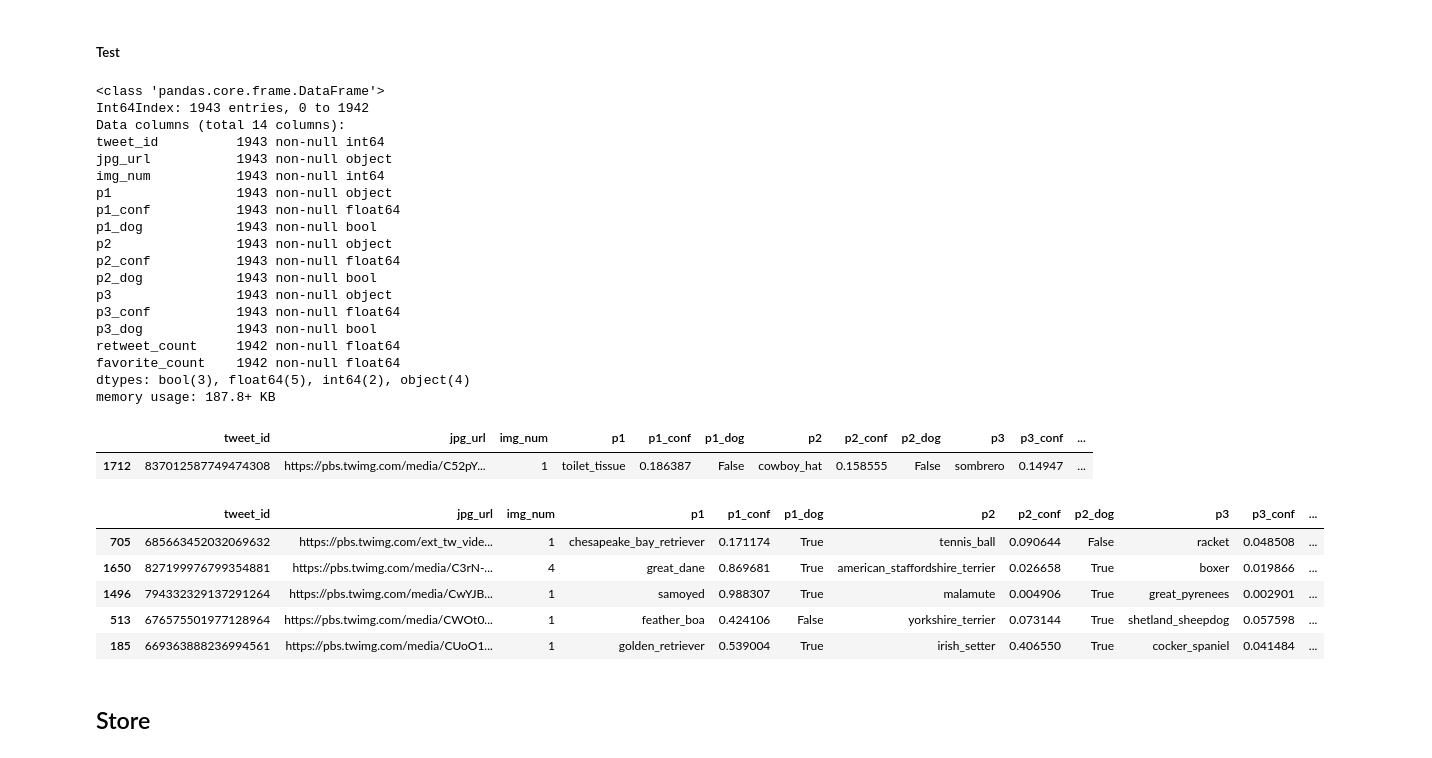
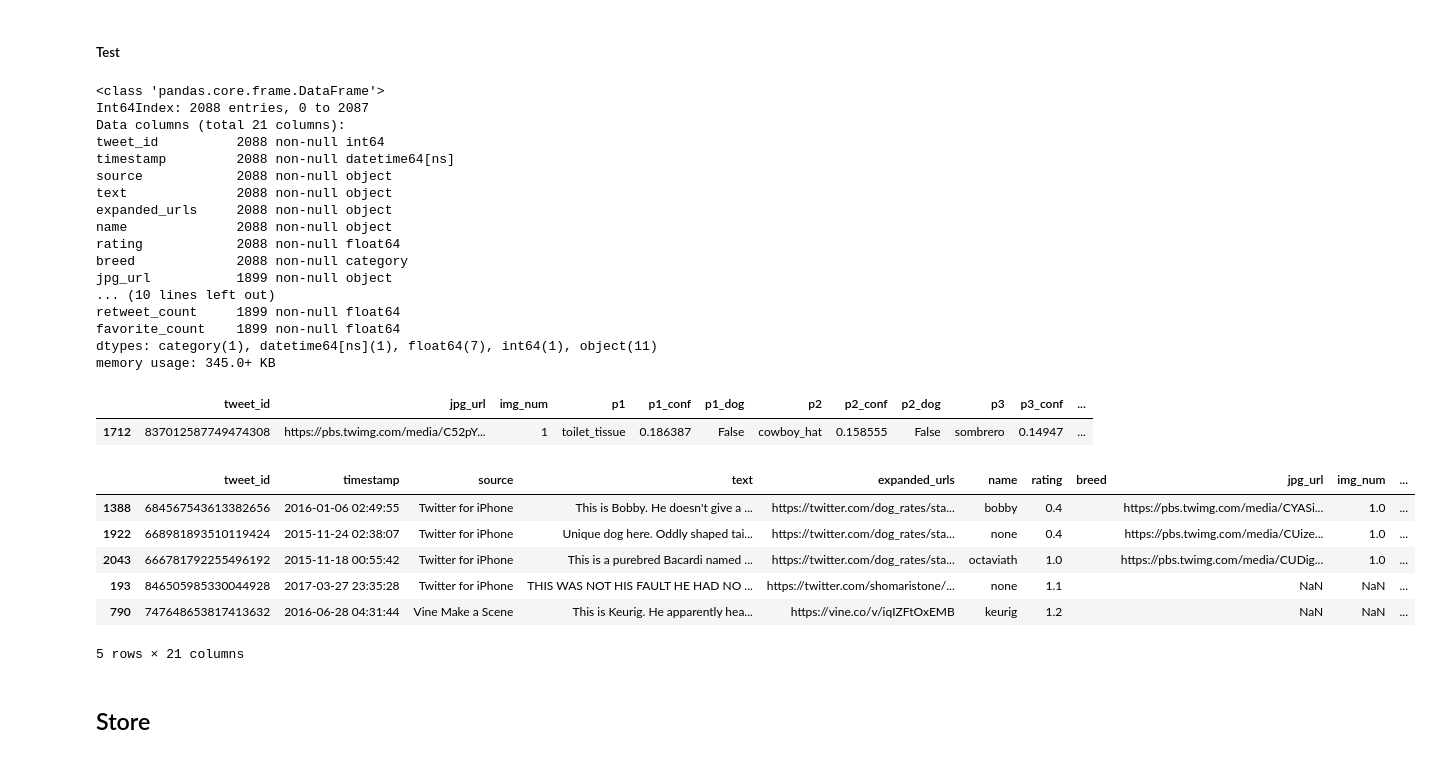
Before and after one commit to michellemao0224/Data-Wrangling, a Jupyter notebook: Project/wrangle_act.ipynb, the cells around one changed output. Cells and saved outputs as stored; diff of their text form; code cells hidden in the pictures.

Commit message:
analyse data v2

```diff
--- a/Project/wrangle_act.ipynb
+++ b/Project/wrangle_act.ipynb
@@ -445,41 +425,40 @@ tweet_clean = pd.merge(tweet_clean, image_clean,
 # %% [markdown]
 ##### Test
 # %%
-image_clean.info()
+tweet_clean.info()
 # %% [output]
 <class 'pandas.core.frame.DataFrame'>
-Int64Index: 1943 entries, 0 to 1942
-Data columns (total 14 columns):
-tweet_id          1943 non-null int64
-jpg_url           1943 non-null object
-img_num           1943 non-null int64
-p1                1943 non-null object
-p1_conf           1943 non-null float64
-p1_dog            1943 non-null bool
-p2                1943 non-null object
-p2_conf           1943 non-null float64
-p2_dog            1943 non-null bool
-p3                1943 non-null object
-p3_conf           1943 non-null float64
-p3_dog            1943 non-null bool
-retweet_count     1942 non-null float64
-favorite_count    1942 non-null float64
-dtypes: bool(3), float64(5), int64(2), object(4)
-memory usage: 187.8+ KB
+Int64Index: 2088 entries, 0 to 2087
+Data columns (total 21 columns):
+tweet_id          2088 non-null int64
+timestamp         2088 non-null datetime64[ns]
+source            2088 non-null object
+text              2088 non-null object
+expanded_urls     2088 non-null object
+name              2088 non-null object
+rating            2088 non-null float64
+breed             2088 non-null category
+jpg_url           1899 non-null object
+... (10 lines left out)
+retweet_count     1899 non-null float64
+favorite_count    1899 non-null float64
+dtypes: category(1), datetime64[ns](1), float64(7), int64(1), object(11)
+memory usage: 345.0+ KB
 # %%
 image_clean[image_clean['retweet_count'].isnull()]
 # %% [output]
 |  | tweet_id | jpg_url | img_num | p1 | p1_conf | p1_dog | p2 | p2_conf | p2_dog | p3 | p3_conf | ... |
 | 1712 | 837012587749474308 | https://pbs.twimg.com/media/C52pY... | 1 | toilet_tissue | 0.186387 | False | cowboy_hat | 0.158555 | False | sombrero | 0.14947 | ... |
 # %%
-image_clean.sample(5)
+tweet_clean.sample(5)
 # %% [output]
-|  | tweet_id | jpg_url | img_num | p1 | p1_conf | p1_dog | p2 | p2_conf | p2_dog | p3 | p3_conf | ... |
-| 705 | 685663452032069632 | https://pbs.twimg.com/ext_tw_vide... | 1 | chesapeake_bay_retriever | 0.171174 | True | tennis_ball | 0.090644 | False | racket | 0.048508 | ... |
-| 1650 | 827199976799354881 | https://pbs.twimg.com/media/C3rN-... | 4 | great_dane | 0.869681 | True | american_staffordshire_terrier | 0.026658 | True | boxer | 0.019866 | ... |
-| 1496 | 794332329137291264 | https://pbs.twimg.com/media/CwYJB... | 1 | samoyed | 0.988307 | True | malamute | 0.004906 | True | great_pyrenees | 0.002901 | ... |
-| 513 | 676575501977128964 | https://pbs.twimg.com/media/CWOt0... | 1 | feather_boa | 0.424106 | False | yorkshire_terrier | 0.073144 | True | shetland_sheepdog | 0.057598 | ... |
-| 185 | 669363888236994561 | https://pbs.twimg.com/media/CUoO1... | 1 | golden_retriever | 0.539004 | True | irish_setter | 0.406550 | True | cocker_spaniel | 0.041484 | ... |
+|  | tweet_id | timestamp | source | text | expanded_urls | name | rating | breed | jpg_url | img_num | ... |
+| 1388 | 684567543613382656 | 2016-01-06 02:49:55 | Twitter for iPhone | This is Bobby. He doesn't give a ... | https://twitter.com/dog_rates/sta... | bobby | 0.4 |  | https://pbs.twimg.com/media/CYASi... | 1.0 | ... |
+| 1922 | 668981893510119424 | 2015-11-24 02:38:07 | Twitter for iPhone | Unique dog here. Oddly shaped tai... | https://twitter.com/dog_rates/sta... | none | 0.4 |  | https://pbs.twimg.com/media/CUize... | 1.0 | ... |
+| 2043 | 666781792255496192 | 2015-11-18 00:55:42 | Twitter for iPhone | This is a purebred Bacardi named ... | https://twitter.com/dog_rates/sta... | octaviath | 1.0 |  | https://pbs.twimg.com/media/CUDig... | 1.0 | ... |
+| 193 | 846505985330044928 | 2017-03-27 23:35:28 | Twitter for iPhone | THIS WAS NOT HIS FAULT HE HAD NO ... | https://twitter.com/shomaristone/... | none | 1.1 |  | NaN | NaN | ... |
+| 790 | 747648653817413632 | 2016-06-28 04:31:44 | Vine Make a Scene | This is Keurig. He apparently hea... | https://vine.co/v/iqIZFtOxEMB | keurig | 1.2 |  | NaN | NaN | ... |
+5 rows × 21 columns
 # %% [markdown]
 ## Store
 # %%
```
Also changed, not shown: parts of 14 cells of this notebook, 2 other files.
